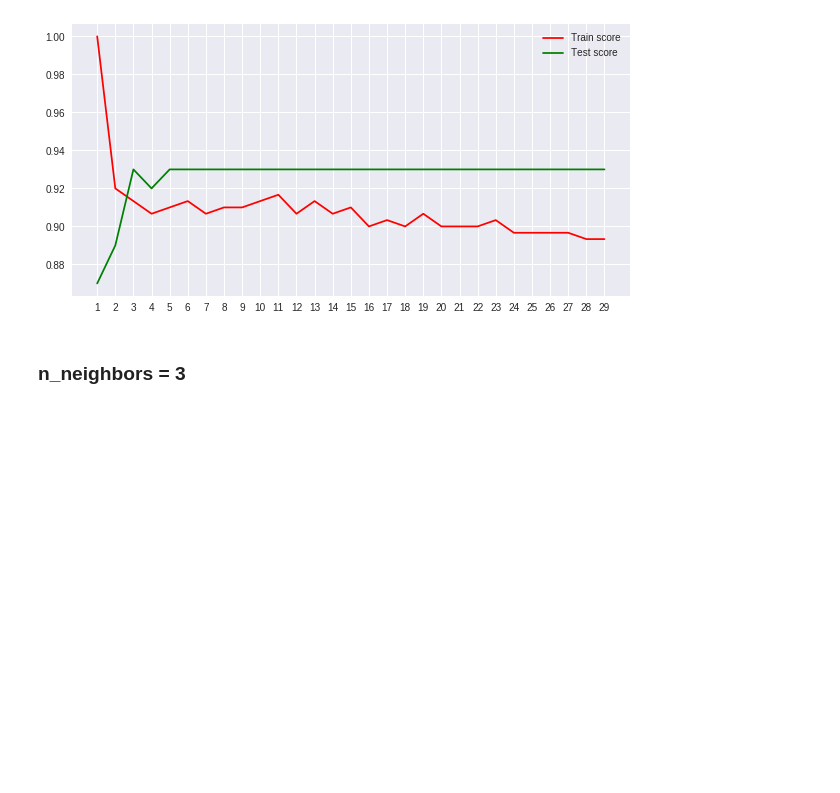
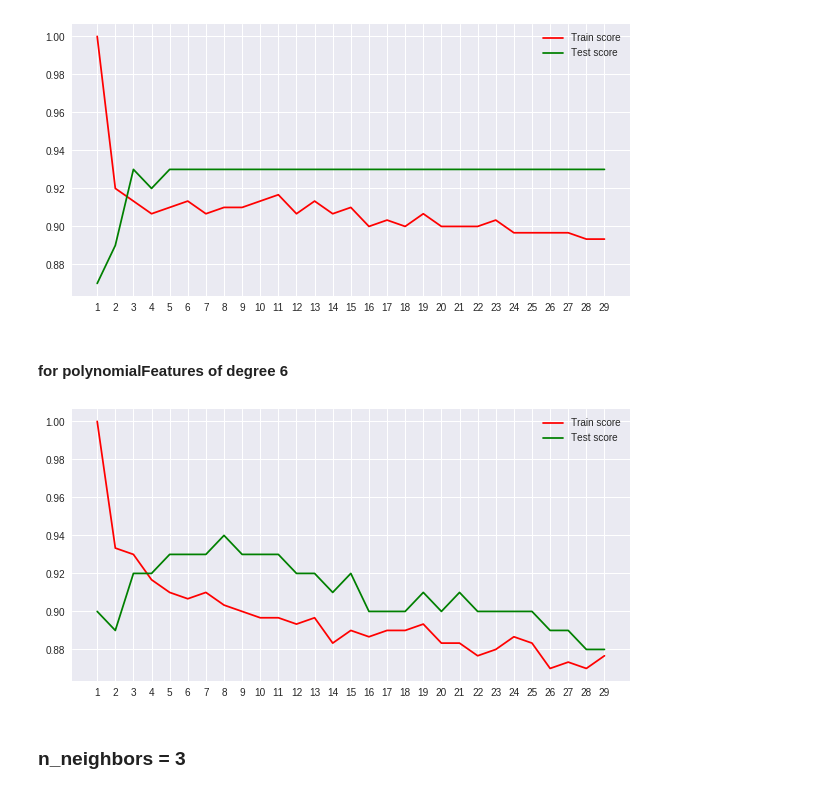
Before and after one commit to noushadkhan01/Projects, a Jupyter notebook: Machine-Learning/Classification/All-Algorithms/All_Classification_algorithms_on_Advertising_Data.ipynb, the cells around one changed output. Saved outputs shown, nothing was run; the diff lists cells and outputs as text; code cells hidden in the pictures; blank space fills up the shorter version.

```diff
--- a/Machine-Learning/Classification/All-Algorithms/All_Classification_algorithms_on_Advertising_Data.ipynb
+++ b/Machine-Learning/Classification/All-Algorithms/All_Classification_algorithms_on_Advertising_Data.ipynb
@@ -21,15 +21,17 @@ df.head()
 # %% [markdown]
 # Train Test Split
 # %%
-def preprocessing():
+def preprocessing(all_data = False):
   import pandas as pd
   df = pd.read_csv('https://bit.ly/2U2dZq6')
   X = df.iloc[:, 2:-1]
   y = df.Purchased
   from sklearn.model_selection import train_test_split
   X_train, X_test, y_train, y_test = train_test_split(X, y, test_size = .25, random_state = 0)
+  if all_data:
+    return X, y, X_train, X_test, y_train, y_test
   return X_train, X_test, y_train, y_test
-X_train, X_test, y_train, y_test = preprocessing()
+X, y, X_train, X_test, y_train, y_test = preprocessing(True)
 X_train.shape, X_test.shape, y_train.shape, y_test.shape
 # %% [output]
 ((300, 2), (100, 2), (300,), (100,))
@@ -36,11 +42,13 @@ X_train.shape, X_test.shape, y_train.shape, y_test.shape
 # %% [markdown]
 # Feature_scaling
 # %%
-def scaling():
+def scaling(X_train = X_train, X_test = X_test, all_data = False):
   from sklearn.preprocessing import StandardScaler
   sc = StandardScaler()
   X_train_scaled = sc.fit_transform(X_train)
-  X_test_scaled = sc.transform(X_test)
-  return X_train_scaled, X_test_scaled
+  if not all_data:
+    X_test_scaled = sc.transform(X_test)
+    return X_train_scaled, X_test_scaled
+  return X_train_scaled
 
 X_train_scaled, X_test_scaled = scaling()
@@ -187,0 +238,5 @@ avg / total       0.92      0.92      0.92       100
+# %%
+model = LogisticRegression()
+from sklearn.preprocessing import PolynomialFeatures
+X_poly = PolynomialFeatures(3).fit_transform(X_scaled)
+cross_validation(X_poly, y, model)
@@ -243,6 +309,12 @@ X_train_scaled, X_test_scaled = scaling()
 plotting(X_train_scaled, X_test_scaled)
 # %% [output]
 [figure]
+# %% [markdown]
+#### for polynomialFeatures of degree 6
+# %%
+plotting(X_train_poly, X_test_poly)
+# %% [output]
+[figure, added]
 # %% [markdown]
 ### n_neighbors = 3
 # %%
```
Also changed, not shown: parts of 23 cells of this notebook.
